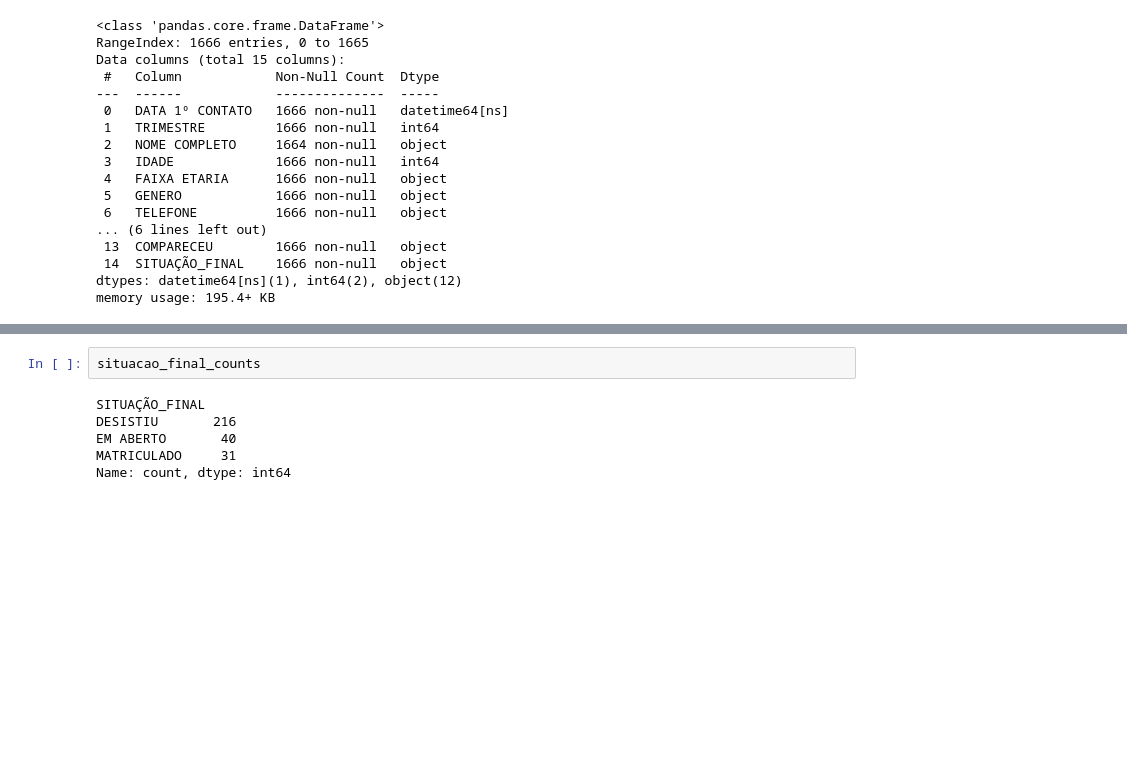
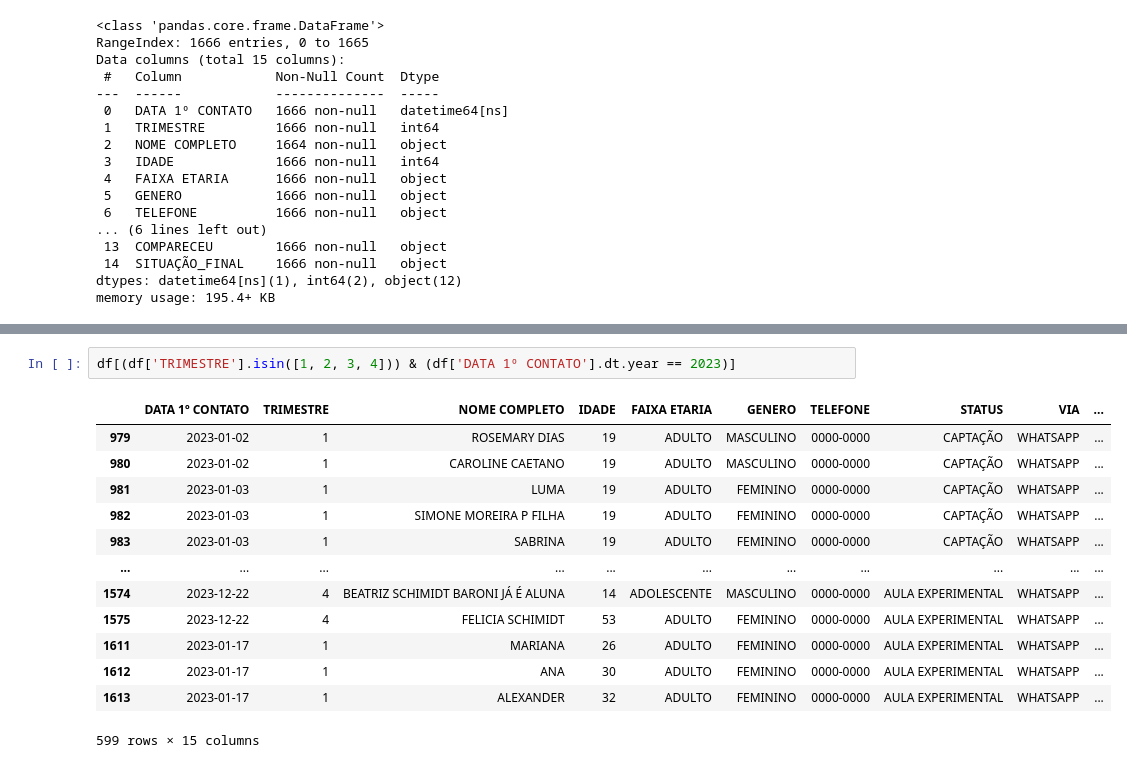
Before and after one commit to KoreTane/PredictiveLeadManagement, a Jupyter notebook: Forecasting_marketing_investments.ipynb, the cells around one changed output, grey strips where cells are left out. Cells and saved outputs as stored; diff of their text form; blank space fills up the shorter version.

```diff
--- a/Forecasting_marketing_investments.ipynb
+++ b/Forecasting_marketing_investments.ipynb
@@ -82,8 +82,16 @@ situacao_final_counts = df_filtered['SITUAÇÃO_FINAL'].value_counts()
-# %%
-situacao_final_counts
-# %% [output]
-SITUAÇÃO_FINAL
-DESISTIU       216
-EM ABERTO       40
-MATRICULADO     31
-Name: count, dtype: int64
+# %%
+df[(df['TRIMESTRE'].isin([1, 2, 3, 4])) & (df['DATA 1º CONTATO'].dt.year == 2023)]
+# %% [output]
+|  | DATA 1º CONTATO | TRIMESTRE | NOME COMPLETO | IDADE | FAIXA ETARIA | GENERO | TELEFONE | STATUS | VIA | ... |
+| 979 | 2023-01-02 | 1 | ROSEMARY DIAS | 19 | ADULTO | MASCULINO | 0000-0000 | CAPTAÇÃO | WHATSAPP | ... |
+| 980 | 2023-01-02 | 1 | CAROLINE CAETANO | 19 | ADULTO | MASCULINO | 0000-0000 | CAPTAÇÃO | WHATSAPP | ... |
+| 981 | 2023-01-03 | 1 | LUMA | 19 | ADULTO | FEMININO | 0000-0000 | CAPTAÇÃO | WHATSAPP | ... |
+| 982 | 2023-01-03 | 1 | SIMONE MOREIRA P FILHA | 19 | ADULTO | FEMININO | 0000-0000 | CAPTAÇÃO | WHATSAPP | ... |
+| 983 | 2023-01-03 | 1 | SABRINA | 19 | ADULTO | FEMININO | 0000-0000 | CAPTAÇÃO | WHATSAPP | ... |
+| ... | ... | ... | ... | ... | ... | ... | ... | ... | ... | ... |
+| 1574 | 2023-12-22 | 4 | BEATRIZ SCHIMIDT BARONI JÁ É ALUNA | 14 | ADOLESCENTE | MASCULINO | 0000-0000 | AULA EXPERIMENTAL | WHATSAPP | ... |
+| 1575 | 2023-12-22 | 4 | FELICIA SCHIMIDT | 53 | ADULTO | FEMININO | 0000-0000 | AULA EXPERIMENTAL | WHATSAPP | ... |
+| 1611 | 2023-01-17 | 1 | MARIANA | 26 | ADULTO | FEMININO | 0000-0000 | AULA EXPERIMENTAL | WHATSAPP | ... |
+| 1612 | 2023-01-17 | 1 | ANA | 30 | ADULTO | FEMININO | 0000-0000 | AULA EXPERIMENTAL | WHATSAPP | ... |
+| 1613 | 2023-01-17 | 1 | ALEXANDER | 32 | ADULTO | FEMININO | 0000-0000 | AULA EXPERIMENTAL | WHATSAPP | ... |
+599 rows × 15 columns
```
Also changed, not shown: parts of 7 cells of this notebook.
